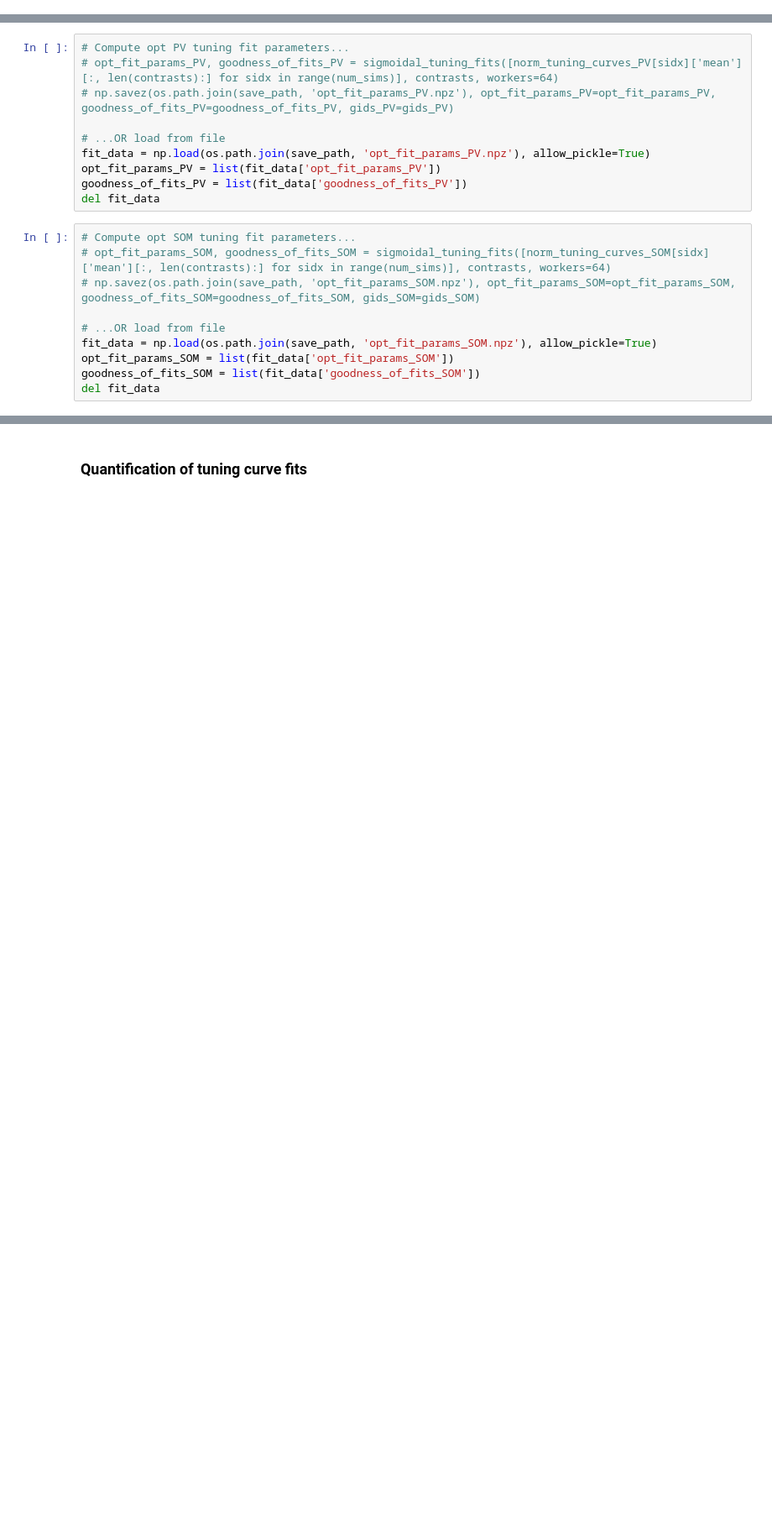
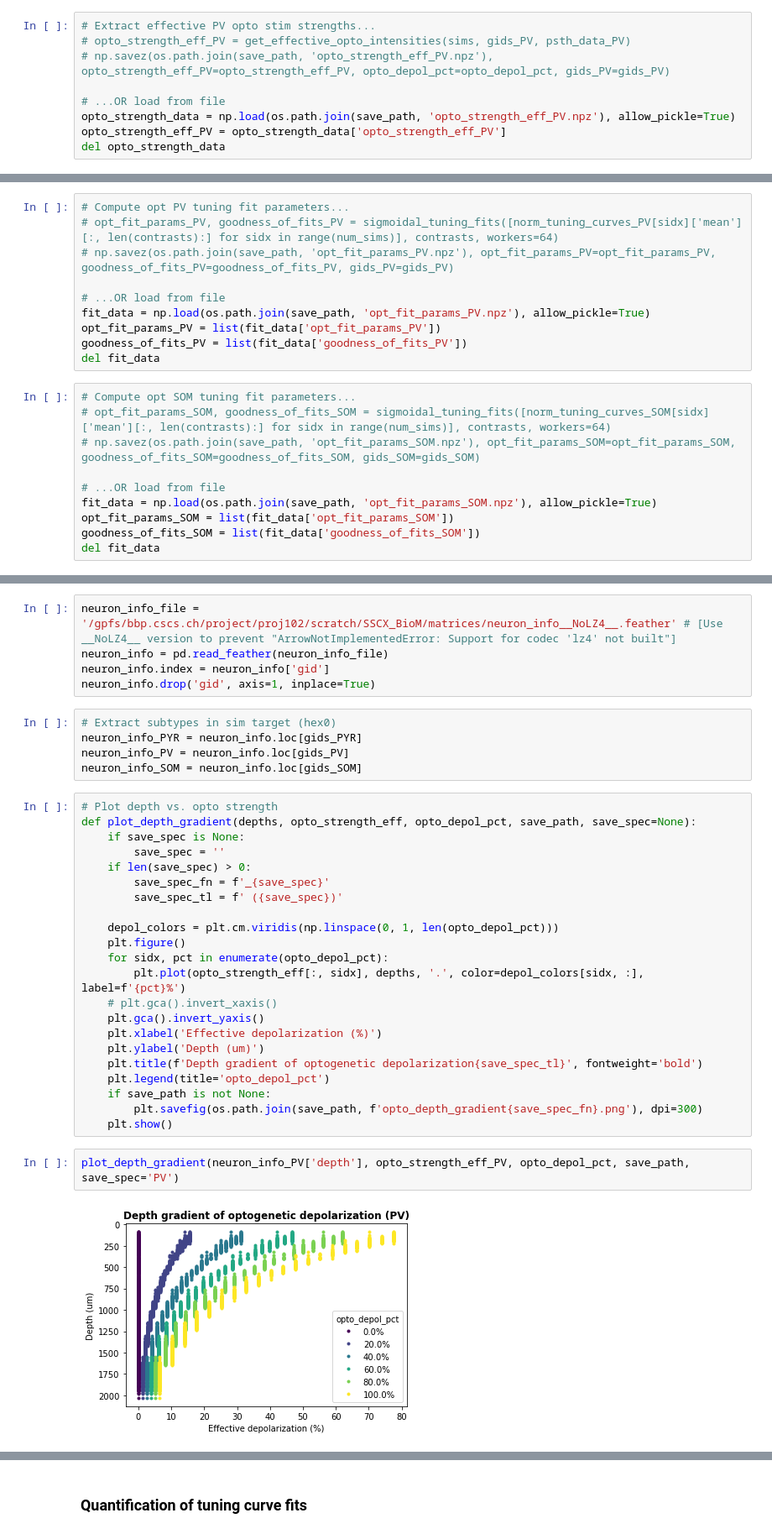
Before and after one commit to BlueBrain/sscx-analysis, a Jupyter notebook: visual_contrast/notebooks/OptoStim_Tuning_Analysis.ipynb, the cells around one changed output, grey strips where cells are left out. Shown at 84% size. Cells and saved outputs as stored; diff of their text form; blank space fills up the shorter version.

Commit message:
Added neuron info & effective opto strength to visual contrast tuning analysis

```diff
--- a/visual_contrast/notebooks/OptoStim_Tuning_Analysis.ipynb
+++ b/visual_contrast/notebooks/OptoStim_Tuning_Analysis.ipynb
@@ -373,0 +429,9 @@ Target 'hex_O1_L1_PYR' resolves to empty GID list
+# %%
+# Extract effective PV opto stim strengths...
+# opto_strength_eff_PV = get_effective_opto_intensities(sims, gids_PV, psth_data_PV)
+# np.savez(os.path.join(save_path, 'opto_strength_eff_PV.npz'), opto_strength_eff_PV=opto_strength_eff_PV, opto_depol_pct=opto_depol_pct, gids_PV=gids_PV)
+
+# ...OR load from file
+opto_strength_data = np.load(os.path.join(save_path, 'opto_strength_eff_PV.npz'), allow_pickle=True)
+opto_strength_eff_PV = opto_strength_data['opto_strength_eff_PV']
+del opto_strength_data
@@ -471,0 +549,36 @@ del fit_data
+# %%
+neuron_info_file = '/gpfs/bbp.cscs.ch/project/proj102/scratch/SSCX_BioM/matrices/neuron_info__NoLZ4__.feather' # [Use __NoLZ4__ version to prevent "ArrowNotImplementedError: Support for codec 'lz4' not built"]
+neuron_info = pd.read_feather(neuron_info_file)
+neuron_info.index = neuron_info['gid']
+neuron_info.drop('gid', axis=1, inplace=True)
+# %%
+# Extract subtypes in sim target (hex0)
+neuron_info_PYR = neuron_info.loc[gids_PYR]
+neuron_info_PV = neuron_info.loc[gids_PV]
+neuron_info_SOM = neuron_info.loc[gids_SOM]
+# %%
+# Plot depth vs. opto strength
+def plot_depth_gradient(depths, opto_strength_eff, opto_depol_pct, save_path, save_spec=None):
+    if save_spec is None:
+        save_spec = ''
+    if len(save_spec) > 0:
+        save_spec_fn = f'_{save_spec}'
+        save_spec_tl = f' ({save_spec})'
+
+    depol_colors = plt.cm.viridis(np.linspace(0, 1, len(opto_depol_pct)))
+    plt.figure()
+    for sidx, pct in enumerate(opto_depol_pct):
+        plt.plot(opto_strength_eff[:, sidx], depths, '.', color=depol_colors[sidx, :], label=f'{pct}%')
+    # plt.gca().invert_xaxis()
+    plt.gca().invert_yaxis()
+    plt.xlabel('Effective depolarization (%)')
+    plt.ylabel('Depth (um)')
+    plt.title(f'Depth gradient of optogenetic depolarization{save_spec_tl}', fontweight='bold')
+    plt.legend(title='opto_depol_pct')
+    if save_path is not None:
+        plt.savefig(os.path.join(save_path, f'opto_depth_gradient{save_spec_fn}.png'), dpi=300)
+    plt.show()
+# %%
+plot_depth_gradient(neuron_info_PV['depth'], opto_strength_eff_PV, opto_depol_pct, save_path, save_spec='PV')
+# %% [output]
+[figure, added]
```
Also changed, not shown: parts of 17 cells of this notebook.
